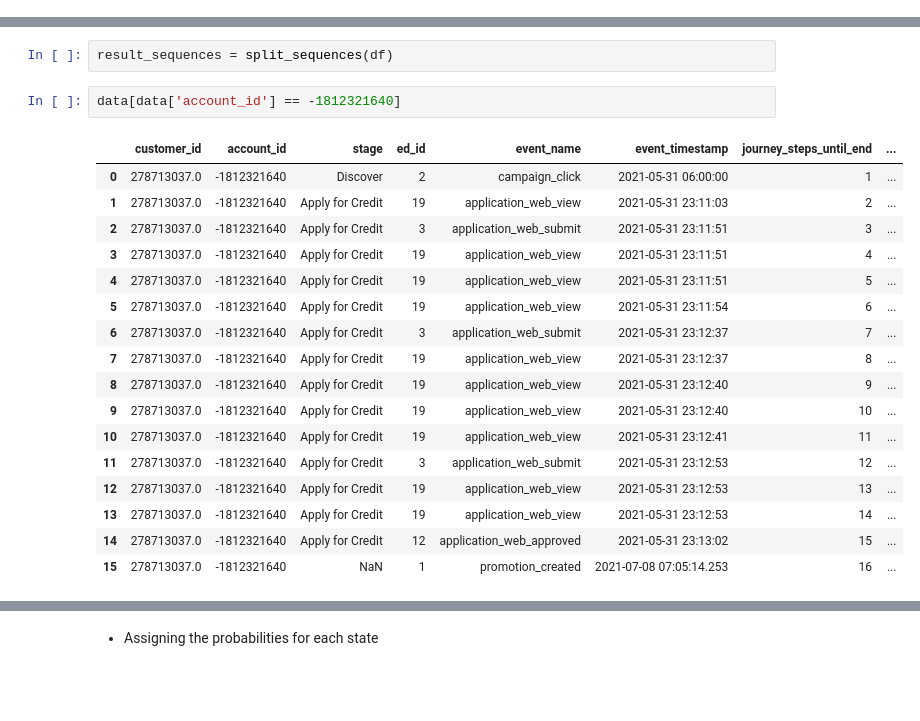
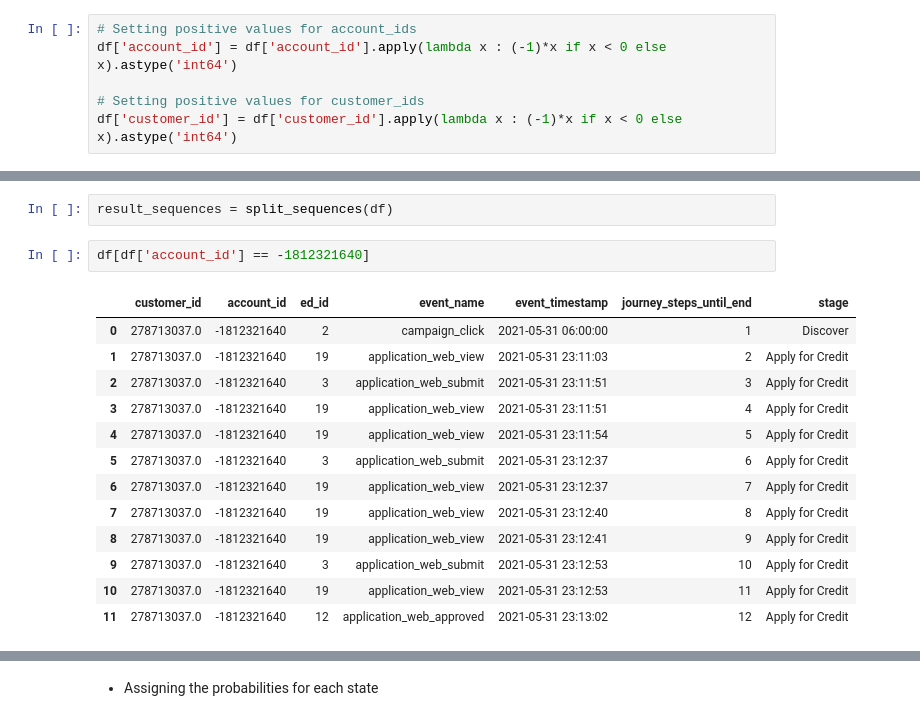
Before and after one commit to taroii/STATSM148, a Jupyter notebook: Python-Files/Model-Axel.ipynb, the cells around one changed output, grey strips where cells are left out. Cells and saved outputs as stored; diff of their text form; blank space fills up the shorter version.

```diff
--- a/Python-Files/Model-Axel.ipynb
+++ b/Python-Files/Model-Axel.ipynb
@@ -74,0 +77,6 @@ df.reset_index(drop=True, inplace=True)
+# %%
+# Setting positive values for account_ids
+df['account_id'] = df['account_id'].apply(lambda x : (-1)*x if x < 0 else x).astype('int64')
+
+# Setting positive values for customer_ids
+df['customer_id'] = df['customer_id'].apply(lambda x : (-1)*x if x < 0 else x).astype('int64')
@@ -79,22 +101,18 @@ df.reset_index(drop=True, inplace=True)
 # %%
 result_sequences = split_sequences(df)
 # %%
-data[data['account_id'] == -1812321640]
+df[df['account_id'] == -1812321640]
 # %% [output]
-|  | customer_id | account_id | stage | ed_id | event_name | event_timestamp | journey_steps_until_end | ... |
-| 0 | 278713037.0 | -1812321640 | Discover | 2 | campaign_click | 2021-05-31 06:00:00 | 1 | ... |
-| 1 | 278713037.0 | -1812321640 | Apply for Credit | 19 | application_web_view | 2021-05-31 23:11:03 | 2 | ... |
-| 2 | 278713037.0 | -1812321640 | Apply for Credit | 3 | application_web_submit | 2021-05-31 23:11:51 | 3 | ... |
-| 3 | 278713037.0 | -1812321640 | Apply for Credit | 19 | application_web_view | 2021-05-31 23:11:51 | 4 | ... |
-| 4 | 278713037.0 | -1812321640 | Apply for Credit | 19 | application_web_view | 2021-05-31 23:11:51 | 5 | ... |
-| 5 | 278713037.0 | -1812321640 | Apply for Credit | 19 | application_web_view | 2021-05-31 23:11:54 | 6 | ... |
-| 6 | 278713037.0 | -1812321640 | Apply for Credit | 3 | application_web_submit | 2021-05-31 23:12:37 | 7 | ... |
-| 7 | 278713037.0 | -1812321640 | Apply for Credit | 19 | application_web_view | 2021-05-31 23:12:37 | 8 | ... |
-| 8 | 278713037.0 | -1812321640 | Apply for Credit | 19 | application_web_view | 2021-05-31 23:12:40 | 9 | ... |
-| 9 | 278713037.0 | -1812321640 | Apply for Credit | 19 | application_web_view | 2021-05-31 23:12:40 | 10 | ... |
-| 10 | 278713037.0 | -1812321640 | Apply for Credit | 19 | application_web_view | 2021-05-31 23:12:41 | 11 | ... |
-| 11 | 278713037.0 | -1812321640 | Apply for Credit | 3 | application_web_submit | 2021-05-31 23:12:53 | 12 | ... |
-| 12 | 278713037.0 | -1812321640 | Apply for Credit | 19 | application_web_view | 2021-05-31 23:12:53 | 13 | ... |
-| 13 | 278713037.0 | -1812321640 | Apply for Credit | 19 | application_web_view | 2021-05-31 23:12:53 | 14 | ... |
-| 14 | 278713037.0 | -1812321640 | Apply for Credit | 12 | application_web_approved | 2021-05-31 23:13:02 | 15 | ... |
-| 15 | 278713037.0 | -1812321640 | NaN | 1 | promotion_created | 2021-07-08 07:05:14.253 | 16 | ... |
+|  | customer_id | account_id | ed_id | event_name | event_timestamp | journey_steps_until_end | stage |
+| 0 | 278713037.0 | -1812321640 | 2 | campaign_click | 2021-05-31 06:00:00 | 1 | Discover |
+| 1 | 278713037.0 | -1812321640 | 19 | application_web_view | 2021-05-31 23:11:03 | 2 | Apply for Credit |
+| 2 | 278713037.0 | -1812321640 | 3 | application_web_submit | 2021-05-31 23:11:51 | 3 | Apply for Credit |
+| 3 | 278713037.0 | -1812321640 | 19 | application_web_view | 2021-05-31 23:11:51 | 4 | Apply for Credit |
+| 4 | 278713037.0 | -1812321640 | 19 | application_web_view | 2021-05-31 23:11:54 | 5 | Apply for Credit |
+| 5 | 278713037.0 | -1812321640 | 3 | application_web_submit | 2021-05-31 23:12:37 | 6 | Apply for Credit |
+| 6 | 278713037.0 | -1812321640 | 19 | application_web_view | 2021-05-31 23:12:37 | 7 | Apply for Credit |
+| 7 | 278713037.0 | -1812321640 | 19 | application_web_view | 2021-05-31 23:12:40 | 8 | Apply for Credit |
+| 8 | 278713037.0 | -1812321640 | 19 | application_web_view | 2021-05-31 23:12:41 | 9 | Apply for Credit |
+| 9 | 278713037.0 | -1812321640 | 3 | application_web_submit | 2021-05-31 23:12:53 | 10 | Apply for Credit |
+| 10 | 278713037.0 | -1812321640 | 19 | application_web_view | 2021-05-31 23:12:53 | 11 | Apply for Credit |
+| 11 | 278713037.0 | -1812321640 | 12 | application_web_approved | 2021-05-31 23:13:02 | 12 | Apply for Credit |
```
Also changed, not shown: parts of 5 cells of this notebook, 1 other file.
